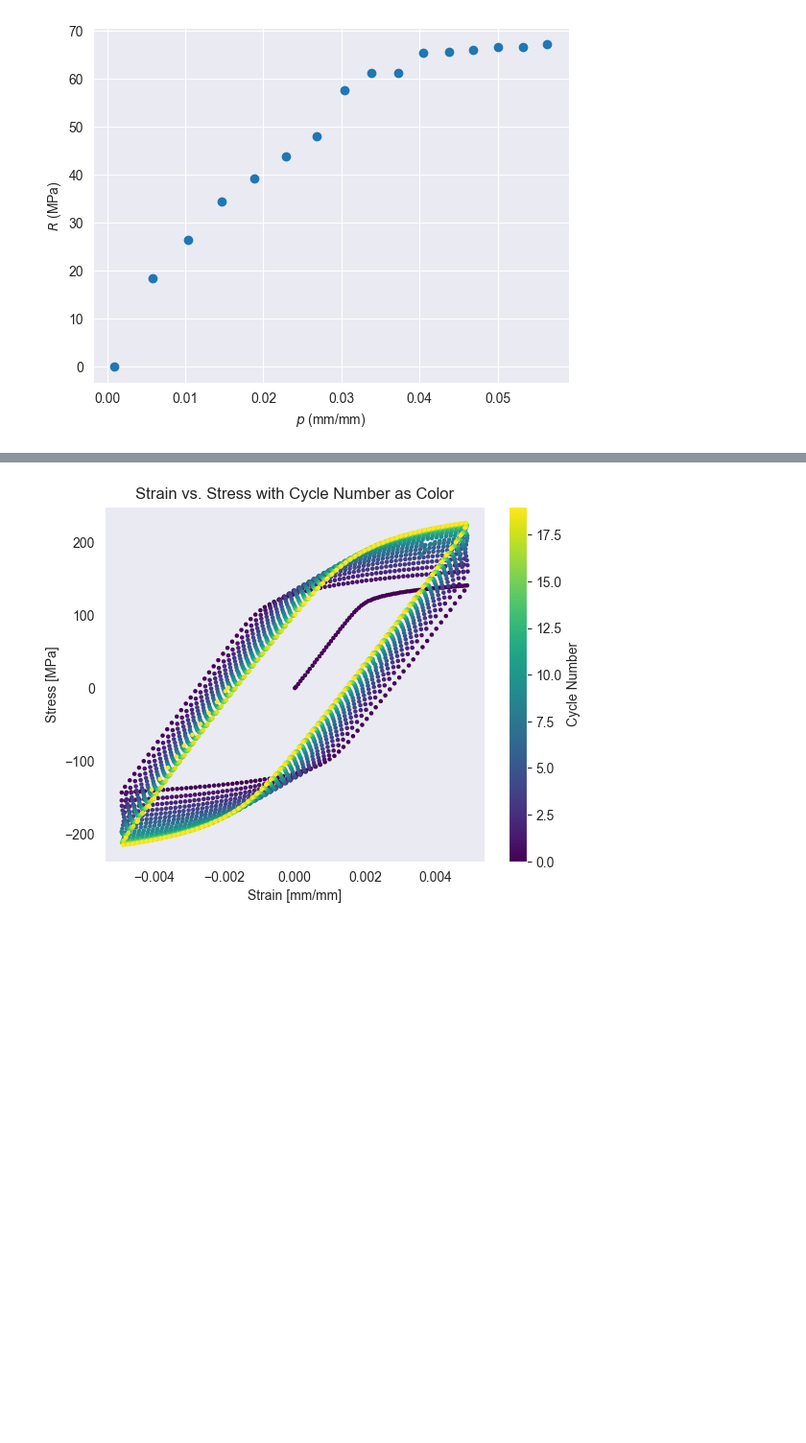
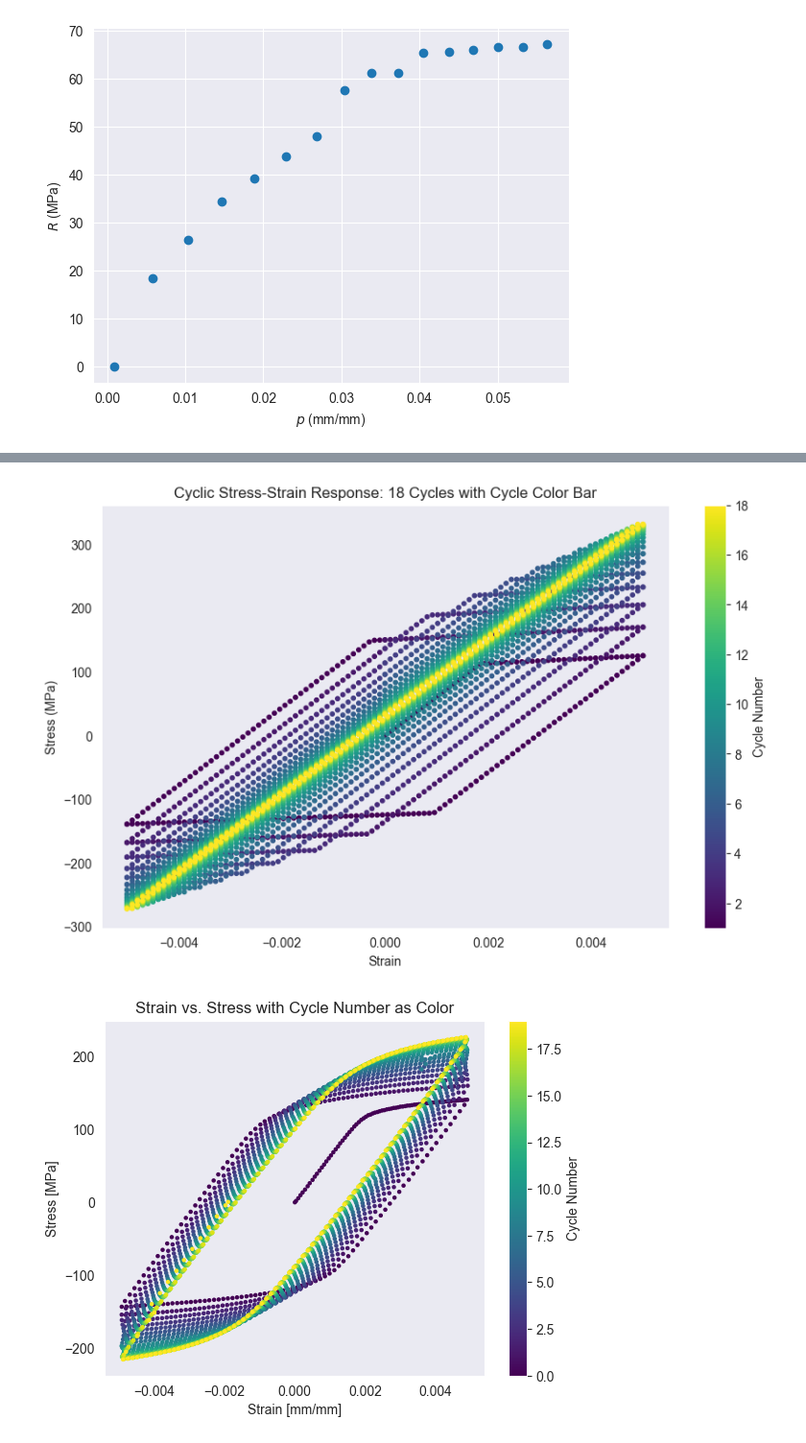
Before and after one commit to LouisPauchet/2024_INSA_MM_Project, a Jupyter notebook: ProcessingExperiement.ipynb, the cells around one changed output, grey strips where cells are left out. Shown at 96% size. Saved outputs shown, nothing was run; the diff lists cells and outputs as text; code cells hidden in the pictures; blank space fills up the shorter version.

```diff
--- a/ProcessingExperiement.ipynb
+++ b/ProcessingExperiement.ipynb
@@ -298,3 +402,65 @@ Text(0, 0.5, '$R$ (MPa)')
+# %%
+def simulate_cyclic_loading(strain_cycles, Q_fit, b_fit, C_fit, gamma_fit, sigma_y0, E):
+    stress = []
+    strain_plastic = 0.0  # Initial plastic strain
+    back_stress = 0.0  # Initial back stress
+    hardening_stress = 0.0  # Initial isotropic hardening stress
+
+    for strain in strain_cycles:
+        # Elastic trial stress
+        trial_stress = E * (strain - strain_plastic)
+
+        # Check yield condition
+        if abs(trial_stress - back_stress) > (sigma_y0 + hardening_stress):
+            # Plastic loading: compute plastic strain increment
+            delta_p = (abs(trial_stress - back_stress) - sigma_y0 - hardening_stress) / E
+
+            # Update plastic strain
+            strain_plastic += np.sign(trial_stress - back_stress) * delta_p
+
+            # Update back stress (kinematic hardening)
+            back_stress += kinematic_hardening(delta_p, C_fit, gamma_fit)
+
+            # Update hardening stress (isotropic hardening using Chaboche model)
+            hardening_stress += chaboche_model(delta_p, Q_fit, b_fit)
+
+        # Compute final stress
+        stress.append(E * (strain - strain_plastic) + back_stress)
+
+    return stress
+
+# Generate strain cycles for 18 cycles between -0.005 and +0.005
+num_cycles = 18
+strain_amplitude = 0.005
+points_per_half_cycle = 50
+
+# Create strain values for one full cycle
+strain_one_cycle = np.concatenate([
+    np.linspace(0, strain_amplitude, points_per_half_cycle),  # Loading
+    np.linspace(strain_amplitude, -strain_amplitude, 2 * points_per_half_cycle),  # Unloading & reverse loading
+    np.linspace(-strain_amplitude, 0, points_per_half_cycle)  # Return to zero
+])
+
+# Repeat for 18 cycles
+strain_cycles = np.tile(strain_one_cycle, num_cycles)
+
+# Simulate stress response
+stress_simulated = simulate_cyclic_loading(strain_cycles, Q_fit, b_fit, C_fit, gamma_fit, sigma_y0, E)
+
+# Assign cycle numbers to each data point
+cycle_numbers = np.repeat(np.arange(1, num_cycles + 1), len(strain_one_cycle))
+
+# Plot results with color bar
+plt.figure(figsize=(10, 6))
+sc = plt.scatter(strain_cycles, stress_simulated, c=cycle_numbers, cmap='viridis', s=10, label="Simulated Data")
+plt.colorbar(sc, label="Cycle Number")  # Add color bar
+plt.xlabel("Strain")
+plt.ylabel("Stress (MPa)")
+plt.title("Cyclic Stress-Strain Response: 18 Cycles with Cycle Color Bar")
+plt.grid()
+plt.savefig("sim.png")
+# %% [output]
+[figure, added]
 # %%
 # Scatter plot with the cycle number as the hue (color)
 scatter = plt.scatter(df["Déformation"], df["Contrainte (MPa)"], c=df['Cycle'], cmap='viridis', s=5)
```
Also changed, not shown: parts of 7 cells of this notebook.
